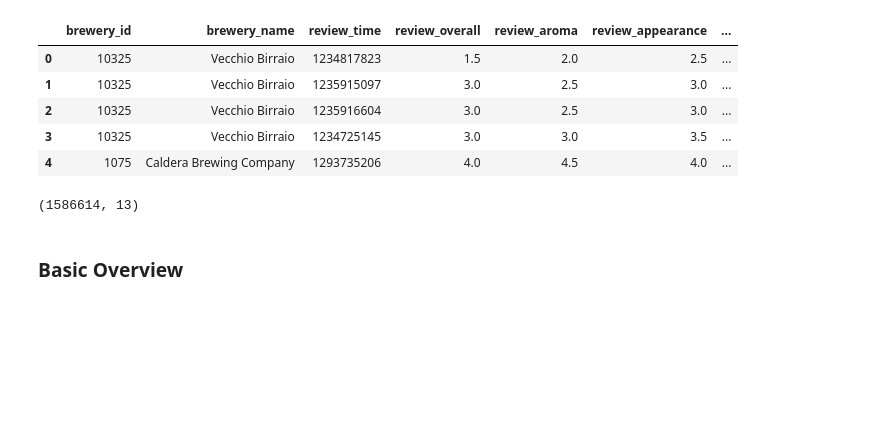
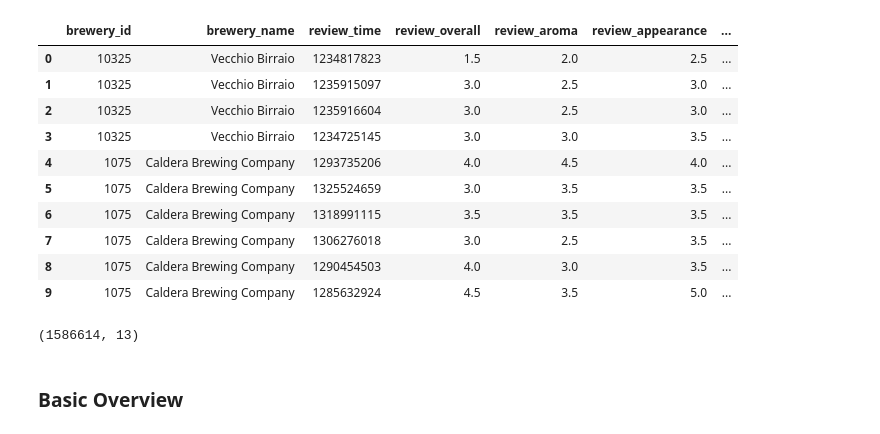
Before and after one commit to bulatkhamitov/Business-Seminar, a Jupyter notebook: beer_reviews.ipynb, the cells around one changed output. Drawn from its saved outputs; the diff is of its cells as text; code cells hidden in the pictures; blank space fills up the shorter version.

```diff
--- a/beer_reviews.ipynb
+++ b/beer_reviews.ipynb
@@ -6,14 +7,19 @@ import matplotlib.pyplot as plt
 plt.style.use('ggplot')
 # %%
 df = pd.read_csv("beer_reviews.csv")
-df.head()
+df.head(10)
 # %% [output]
 |  | brewery_id | brewery_name | review_time | review_overall | review_aroma | review_appearance | ... |
 | 0 | 10325 | Vecchio Birraio | 1234817823 | 1.5 | 2.0 | 2.5 | ... |
 | 1 | 10325 | Vecchio Birraio | 1235915097 | 3.0 | 2.5 | 3.0 | ... |
 | 2 | 10325 | Vecchio Birraio | 1235916604 | 3.0 | 2.5 | 3.0 | ... |
 | 3 | 10325 | Vecchio Birraio | 1234725145 | 3.0 | 3.0 | 3.5 | ... |
 | 4 | 1075 | Caldera Brewing Company | 1293735206 | 4.0 | 4.5 | 4.0 | ... |
+| 5 | 1075 | Caldera Brewing Company | 1325524659 | 3.0 | 3.5 | 3.5 | ... |
+| 6 | 1075 | Caldera Brewing Company | 1318991115 | 3.5 | 3.5 | 3.5 | ... |
+| 7 | 1075 | Caldera Brewing Company | 1306276018 | 3.0 | 2.5 | 3.5 | ... |
+| 8 | 1075 | Caldera Brewing Company | 1290454503 | 4.0 | 3.0 | 3.5 | ... |
+| 9 | 1075 | Caldera Brewing Company | 1285632924 | 4.5 | 3.5 | 5.0 | ... |
 # %%
 df.shape
 # %% [output]
```
Also changed, not shown: parts of 16 cells of this notebook.
